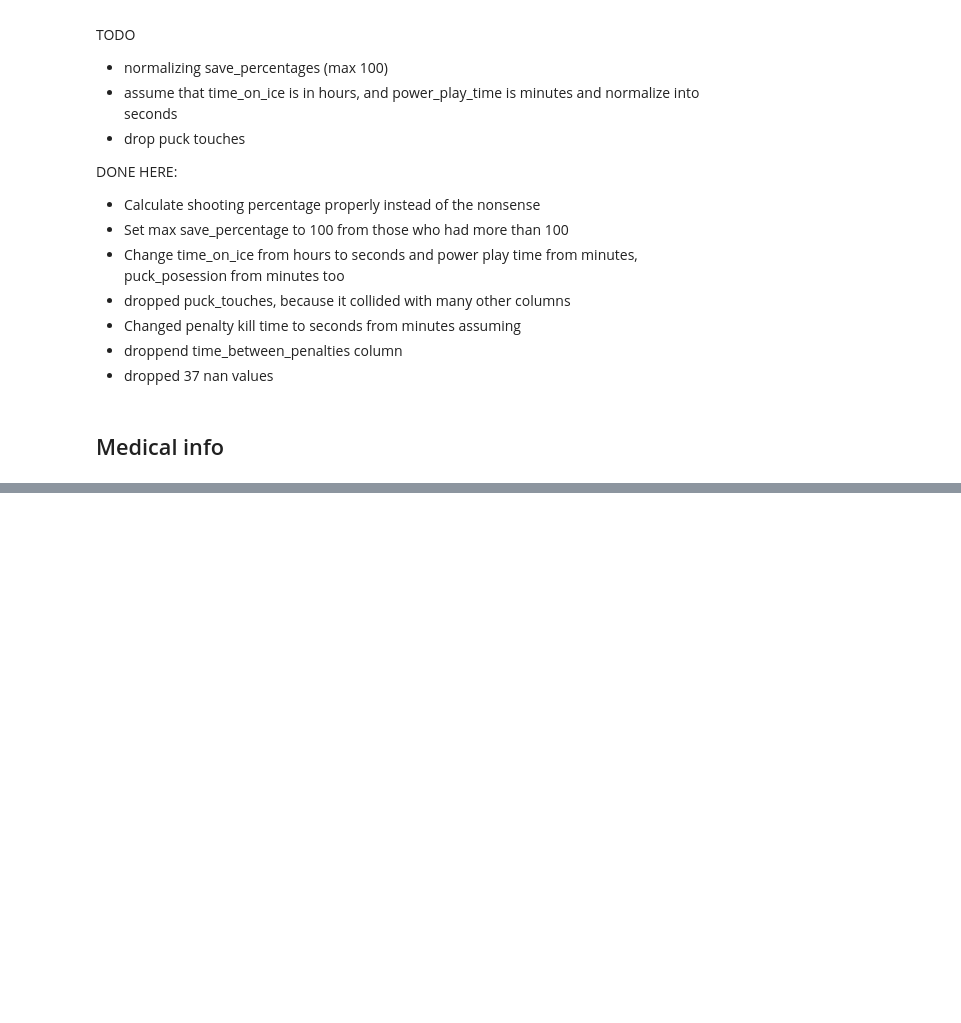
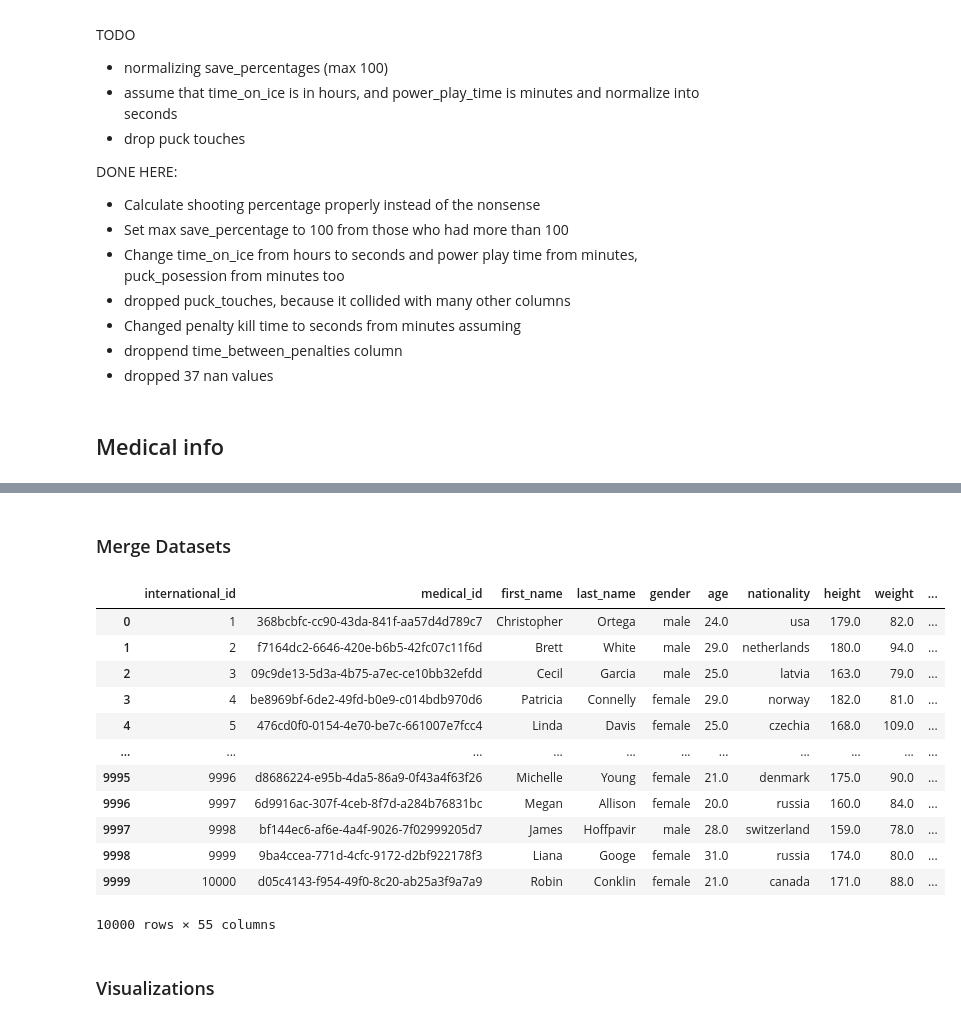
Before and after one commit to jaklvinc/KnowledgeDiscoveryAndDataMining-TUGraz-2026, a Jupyter notebook: phase_1/group_project.ipynb, the cells around one changed output, grey strips where cells are left out. Saved outputs shown, nothing was run; the diff lists cells and outputs as text; code cells hidden in the pictures; blank space fills up the shorter version.

```diff
--- a/phase_1/group_project.ipynb
+++ b/phase_1/group_project.ipynb
@@ -370,0 +401,29 @@ Done
+# %% [markdown]
+### Merge Datasets
+# %%
+# merge identity_cards and medical information, since they are the only ones that share medical_id
+identity_medical = pd.merge(identity_card, medical_information, on='medical_id')
+
+# create collection of relevant datasets
+hockey_data = [identity_medical,hockey_scouting_notes,performance,contracts_competition]
+
+#merge them on international_id
+hockey_data_merged = reduce(lambda  left,right: pd.merge(left,right,on=['international_id'], how='outer'), hockey_data)
+
+hockey_data_merged
+# %% [output]
+|  | international_id | medical_id | first_name | last_name | gender | age | nationality | height | weight | ... |
+| 0 | 1 | 368bcbfc-cc90-43da-841f-aa57d4d789c7 | Christopher | Ortega | male | 24.0 | usa | 179.0 | 82.0 | ... |
+| 1 | 2 | f7164dc2-6646-420e-b6b5-42fc07c11f6d | Brett | White | male | 29.0 | netherlands | 180.0 | 94.0 | ... |
+| 2 | 3 | 09c9de13-5d3a-4b75-a7ec-ce10bb32efdd | Cecil | Garcia | male | 25.0 | latvia | 163.0 | 79.0 | ... |
+| 3 | 4 | be8969bf-6de2-49fd-b0e9-c014bdb970d6 | Patricia | Connelly | female | 29.0 | norway | 182.0 | 81.0 | ... |
+| 4 | 5 | 476cd0f0-0154-4e70-be7c-661007e7fcc4 | Linda | Davis | female | 25.0 | czechia | 168.0 | 109.0 | ... |
+| ... | ... | ... | ... | ... | ... | ... | ... | ... | ... | ... |
+| 9995 | 9996 | d8686224-e95b-4da5-86a9-0f43a4f63f26 | Michelle | Young | female | 21.0 | denmark | 175.0 | 90.0 | ... |
+| 9996 | 9997 | 6d9916ac-307f-4ceb-8f7d-a284b76831bc | Megan | Allison | female | 20.0 | russia | 160.0 | 84.0 | ... |
+| 9997 | 9998 | bf144ec6-af6e-4a4f-9026-7f02999205d7 | James | Hoffpavir | male | 28.0 | switzerland | 159.0 | 78.0 | ... |
+| 9998 | 9999 | 9ba4ccea-771d-4cfc-9172-d2bf922178f3 | Liana | Googe | female | 31.0 | russia | 174.0 | 80.0 | ... |
+| 9999 | 10000 | d05c4143-f954-49f0-8c20-ab25a3f9a7a9 | Robin | Conklin | female | 21.0 | canada | 171.0 | 88.0 | ... |
+10000 rows × 55 columns
+# %% [markdown]
+### Visualizations
```
Also changed, not shown: parts of 11 cells of this notebook.
